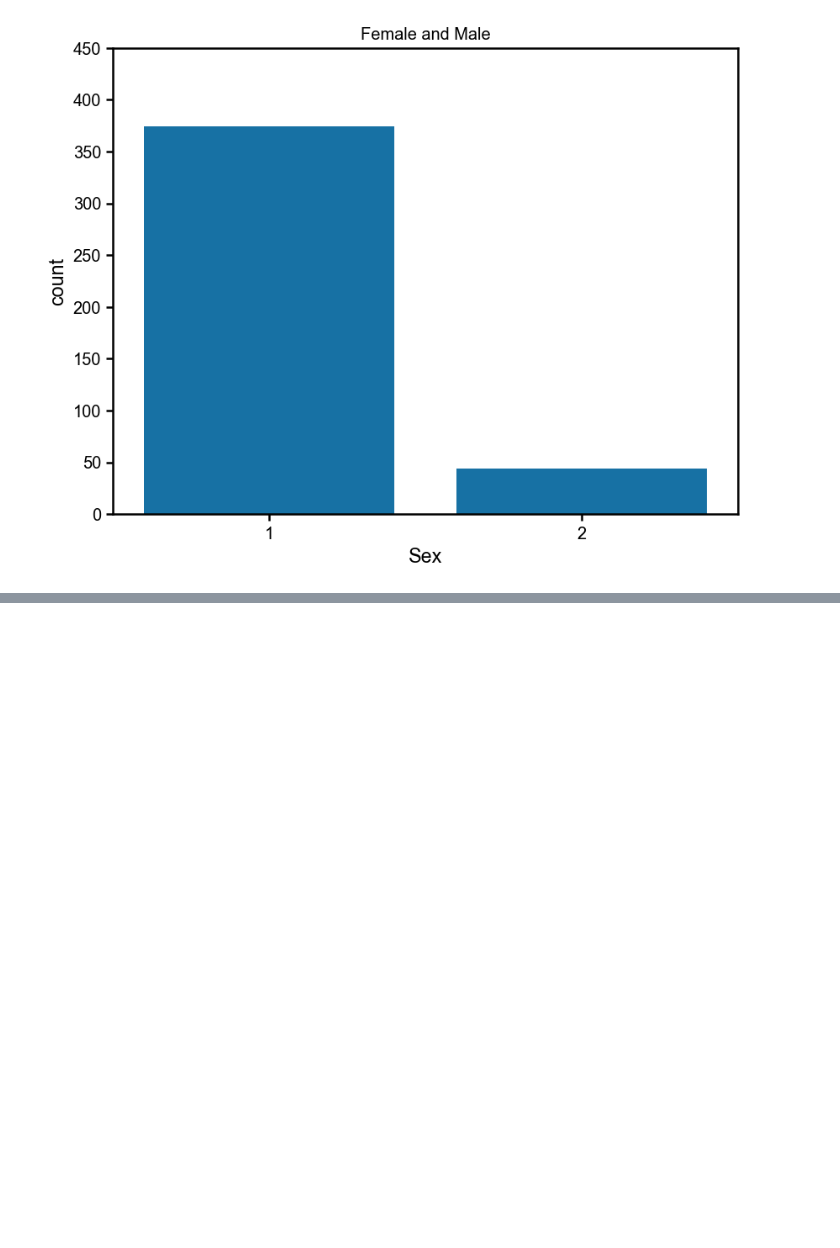
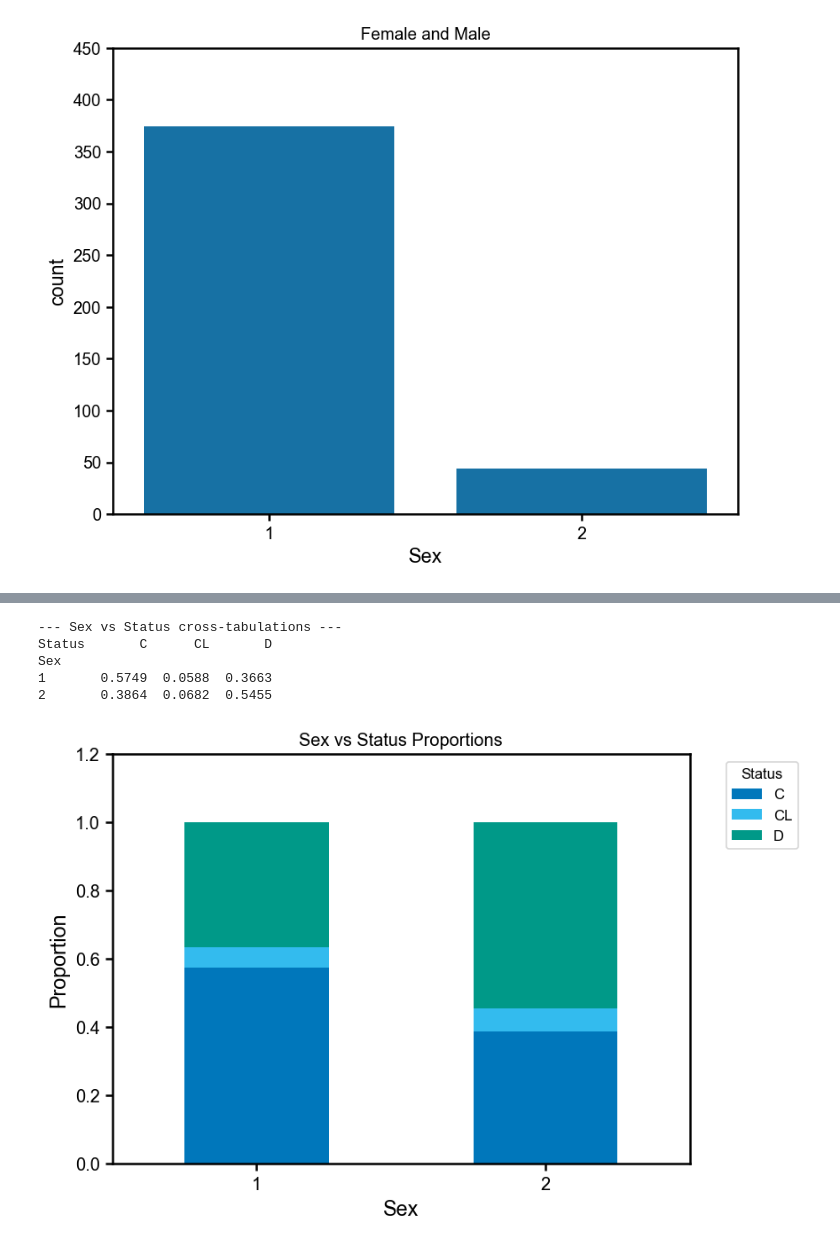
Before and after one commit to Karina-shih/cmse830_fds, a Jupyter notebook: mid-cancer.ipynb, the cells around one changed output, grey strips where cells are left out. Drawn from its saved outputs; the diff is of its cells as text; code cells hidden in the pictures; blank space fills up the shorter version.

```diff
--- a/mid-cancer.ipynb
+++ b/mid-cancer.ipynb
@@ -518,0 +596,32 @@ Name: proportion, dtype: object
+# %%
+# 選擇目標變數 'Status' 和一個類別變數 'Sex'
+target_var = 'Status'
+cat_var_1 = 'Sex'
+
+print(f"\n--- {cat_var_1} vs {target_var} cross-tabulations ---")
+
+# 計算交叉表 (請注意：如果 Status 包含多個字串值，結果會非常詳細)
+crosstab_proportions = pd.crosstab(
+    df_copy_cancer[cat_var_1],
+    df_copy_cancer[target_var],
+    normalize='index'
+).round(4)
+
+print(crosstab_proportions)
+
+# 繪製堆疊長條圖 (視覺化交叉表結果)
+plt.figure(figsize=(7, 5))
+crosstab_proportions.plot(kind='bar', stacked=True, ax=plt.gca())
+plt.title(f'{cat_var_1} vs {target_var} Proportions')
+plt.xlabel(cat_var_1)
+plt.ylabel('Proportion')
+plt.xticks(rotation=0)
+plt.legend(title=target_var, bbox_to_anchor=(1.05, 1), loc='upper left')
+plt.show()
+# %% [output]
+--- Sex vs Status cross-tabulations ---
+Status       C      CL       D
+Sex
+1       0.5749  0.0588  0.3663
+2       0.3864  0.0682  0.5455
+[figure, added]
```
Also changed, not shown: parts of 10 cells of this notebook.
